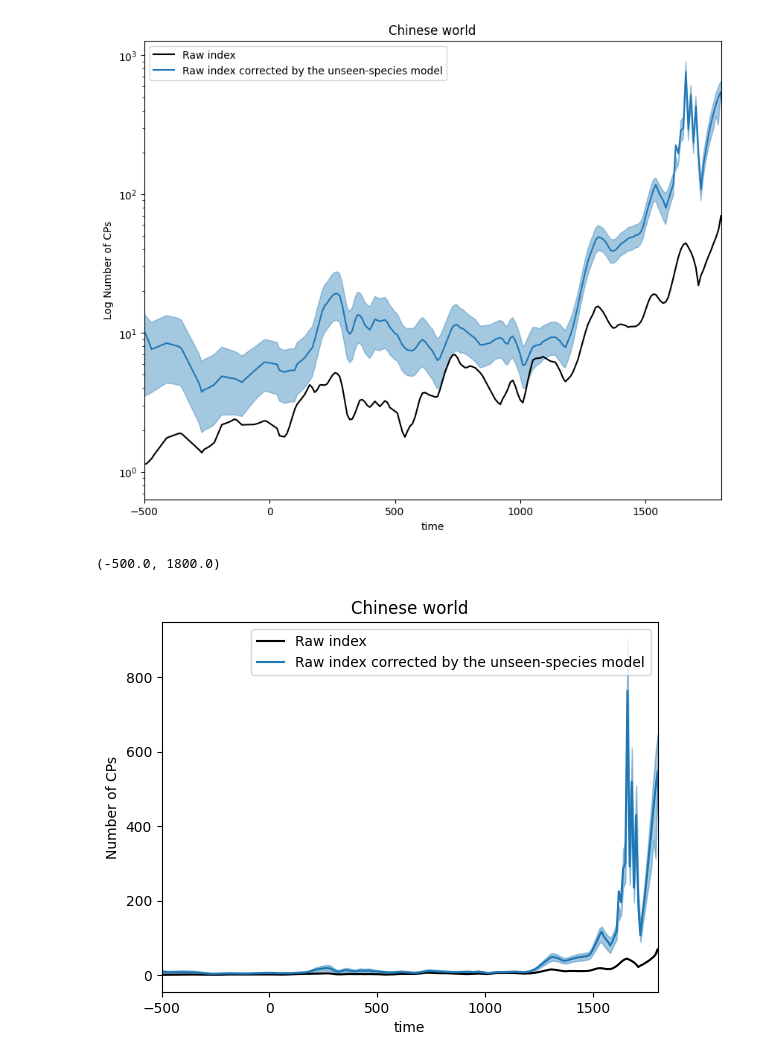
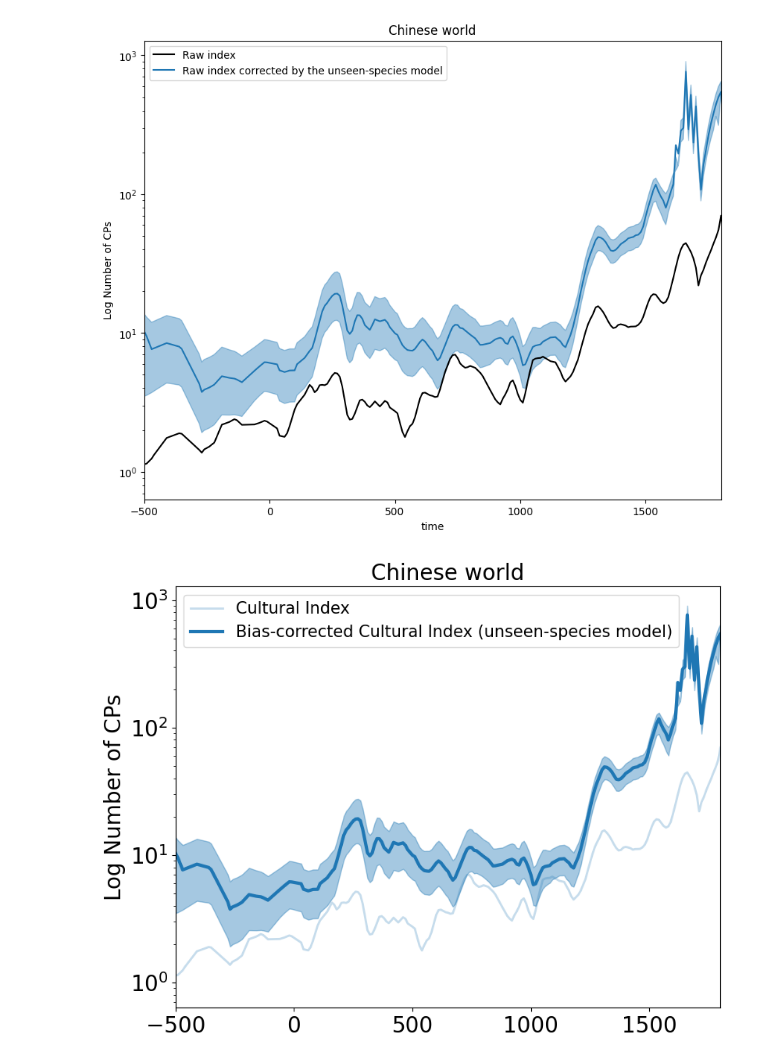
Before and after one commit to charlesdedampierre/cultura_project, a Jupyter notebook: figures_notebooks/comparison_unseen_global_index.ipynb, the cells around one changed output. Saved outputs shown, nothing was run; the diff lists cells and outputs as text; code cells hidden in the pictures.

Commit message:
new figures

```diff
--- a/figures_notebooks/comparison_unseen_global_index.ipynb
+++ b/figures_notebooks/comparison_unseen_global_index.ipynb
@@ -71,8 +71,58 @@ plt.savefig("figures/example_unseen_species.png", dpi=300)
 # %% [output]
 [figure]
-# %%
-ax = plot_trend(decades, scores, N_est, lower, upper, label=region, logy = False, lowess = True)
-ax.set_xlim(-500, 1800)
-# %% [output]
-(-500.0, 1800.0)
-[figure, removed]
+# %%
+import matplotlib.pyplot as plt
+import statsmodels.api as sm
+import numpy as np
+import matplotlib.ticker as ticker
+
+lowess_span = 0.05  # Set the span for LOWESS smoothing
+
+def plot_trend(decades, scores, N_est, lower, upper, color="C0", label=None, ax=None, logy=False, figsize=(9, 7), lowess=True):
+    if ax is None:
+        fig, ax = plt.subplots(figsize=figsize)
+
+    if lowess:
+        # Calculate LOWESS regression
+        lowess_scores = sm.nonparametric.lowess(scores, decades, frac=lowess_span)
+        ax.plot(decades, lowess_scores[:, 1], color=color, label='Cultural Index', linewidth=2, alpha=0.25)
+        lowess_lower = sm.nonparametric.lowess(lower, decades, frac=lowess_span)
+        lowess_upper = sm.nonparametric.lowess(upper, decades, frac=lowess_span)
+
+        # Plotting the estimated line from LOWESS
+        lowess_N_est = sm.nonparametric.lowess(N_est, decades, frac=lowess_span)
+        ax.plot(decades, lowess_N_est[:, 1], color="C0", label='Bias-corrected Cultural Index (unseen-species model)', linewidth=3)
+
+        # Fill between for the confidence interval
+        ax.fill_between(decades, lowess_lower[:, 1], lowess_upper[:, 1], alpha=0.4, color=color)
+    else:
+        # Plot raw and estimated lines without LOWESS
+        ax.plot(decades, scores, color='black', label='Raw index')
+        ax.plot(decades, N_est, color=color, label='Estimated diversity')
+
+    # Set the axis labels and title
+    ax.set_xlabel("", fontsize=20)
+    ax.set_ylabel("Number of CPs", fontsize=20)
+    if logy:
+        ax.set_yscale("log")
+        ax.set_ylabel("Log Number of CPs", fontsize=20)
+
+    # Customize ticks
+    ax.xaxis.set_major_locator(ticker.MultipleLocator(500))
+    ax.xaxis.set_major_formatter(ticker.ScalarFormatter())
+    ax.tick_params(axis='x', labelsize=20)
+    ax.tick_params(axis='y', labelsize=20)
+
+    # Set title and legend
+    ax.set_title(label, fontsize=20)
+    ax.legend(fontsize=15)
+
+    # Remove grid
+    ax.grid(False)
+
+    return ax
+ax = plot_trend(decades, scores, N_est, lower, upper, label=region, logy = True, lowess = True)
+ax.set_xlim(-500, 1800)
+plt.savefig("figures/unseen_species_model/example_unseen_species.png", dpi=300)
+# %% [output]
+[figure, added]
```
Also changed, not shown: parts of 2 cells of this notebook, 53 other files.
